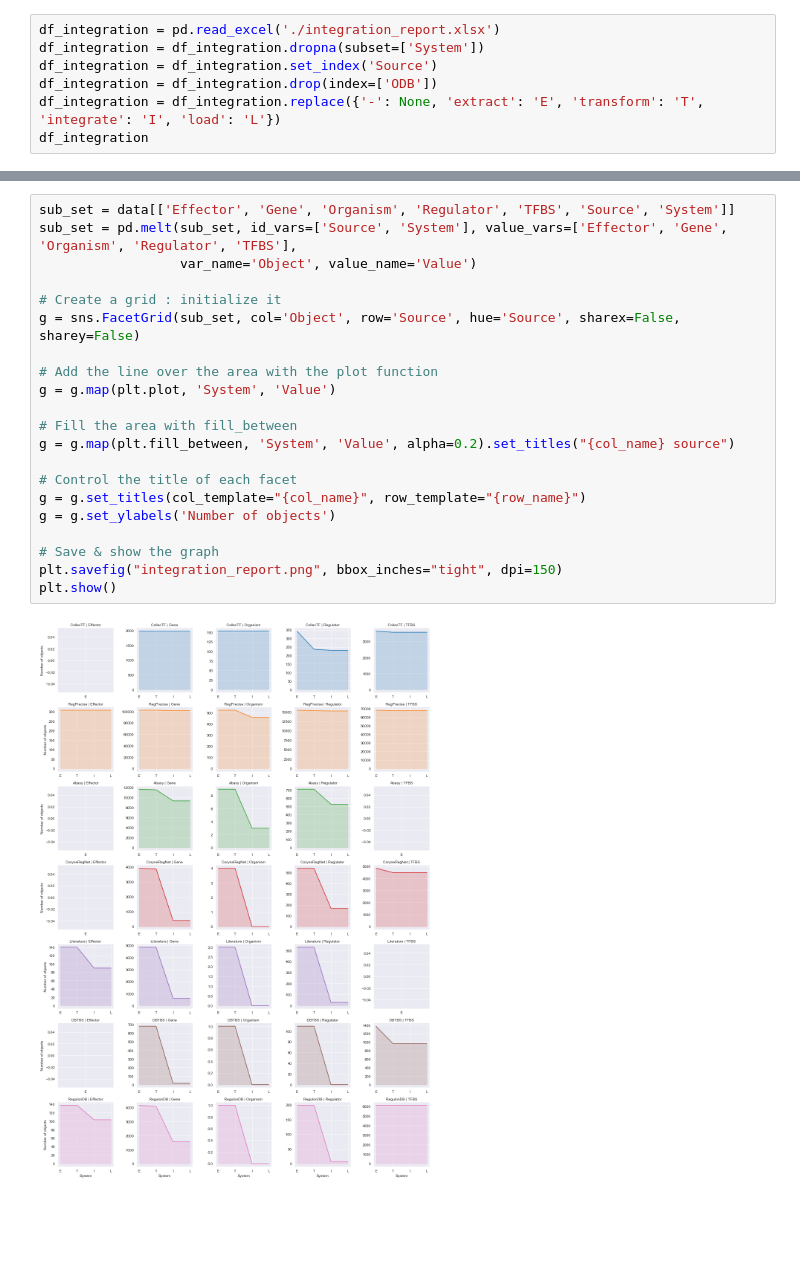
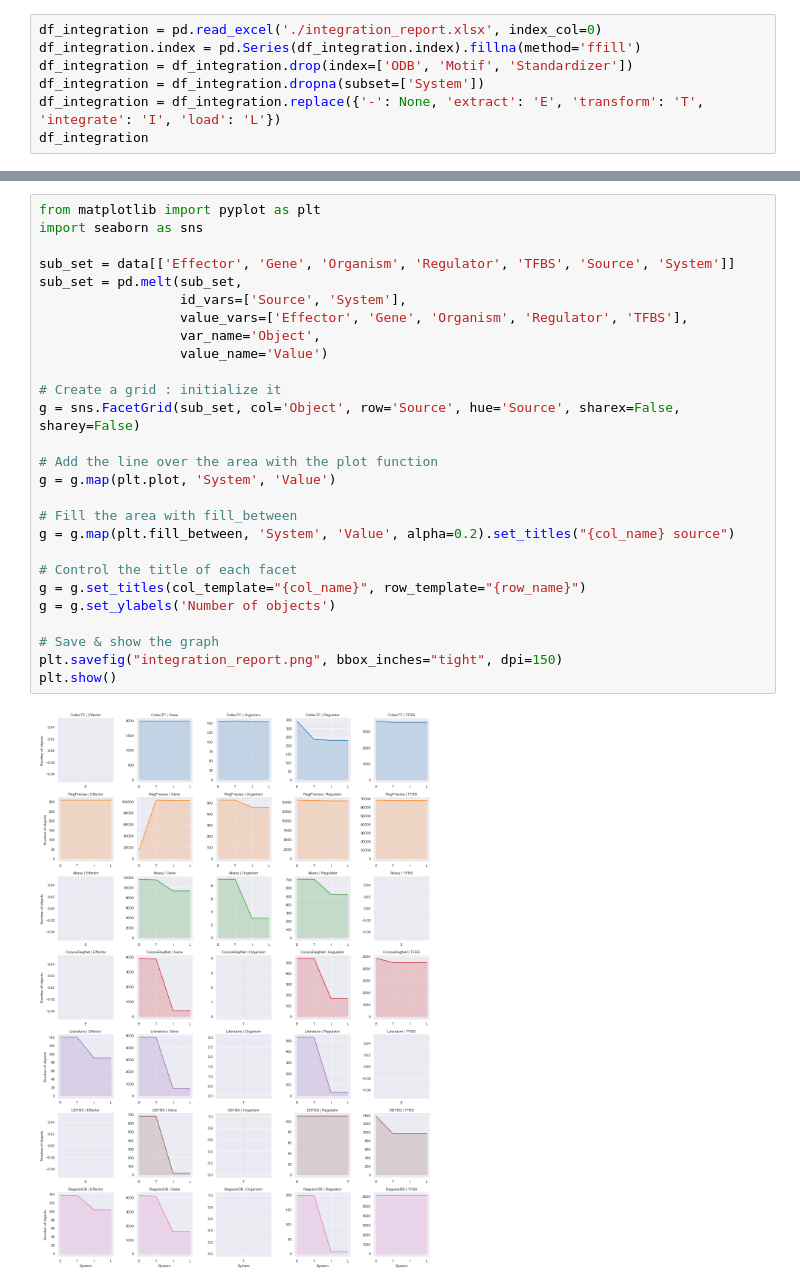
Before and after one commit to cruz-f/protrend-database, a Jupyter notebook: src/protrend/report/integration_report.ipynb, the cells around one changed output, grey strips where cells are left out. Drawn from its saved outputs; the diff is of its cells as text; blank space fills up the shorter version.

Commit message:
[ADD] Add integration reports

```diff
--- a/src/protrend/report/integration_report.ipynb
+++ b/src/protrend/report/integration_report.ipynb
@@ -191,8 +62,8 @@ plt.show()
 # %%
-df_integration = pd.read_excel('./integration_report.xlsx')
+df_integration = pd.read_excel('./integration_report.xlsx', index_col=0)
+df_integration.index = pd.Series(df_integration.index).fillna(method='ffill')
+df_integration = df_integration.drop(index=['ODB', 'Motif', 'Standardizer'])
 df_integration = df_integration.dropna(subset=['System'])
-df_integration = df_integration.set_index('Source')
-df_integration = df_integration.drop(index=['ODB'])
 df_integration = df_integration.replace({'-': None, 'extract': 'E', 'transform': 'T', 'integrate': 'I', 'load': 'L'})
 df_integration
 # %% [output]
@@ -244,23 +115,29 @@ data
 # %%
+from matplotlib import pyplot as plt
+import seaborn as sns
+
 sub_set = data[['Effector', 'Gene', 'Organism', 'Regulator', 'TFBS', 'Source', 'System']]
-sub_set = pd.melt(sub_set, id_vars=['Source', 'System'], value_vars=['Effector', 'Gene', 'Organism', 'Regulator', 'TFBS'],
-                  var_name='Object', value_name='Value')
+sub_set = pd.melt(sub_set,
+                  id_vars=['Source', 'System'],
+                  value_vars=['Effector', 'Gene', 'Organism', 'Regulator', 'TFBS'],
+                  var_name='Object',
+                  value_name='Value')
 
 # Create a grid : initialize it
 g = sns.FacetGrid(sub_set, col='Object', row='Source', hue='Source', sharex=False, sharey=False)
 
 # Add the line over the area with the plot function
 g = g.map(plt.plot, 'System', 'Value')
 
 # Fill the area with fill_between
 g = g.map(plt.fill_between, 'System', 'Value', alpha=0.2).set_titles("{col_name} source")
 
 # Control the title of each facet
 g = g.set_titles(col_template="{col_name}", row_template="{row_name}")
 g = g.set_ylabels('Number of objects')
 
 # Save & show the graph
 plt.savefig("integration_report.png", bbox_inches="tight", dpi=150)
 plt.show()
 # %% [output]
-[figure, old version]
+[figure, new version]
```
Also changed, not shown: parts of 13 cells of this notebook, 2 other files.
